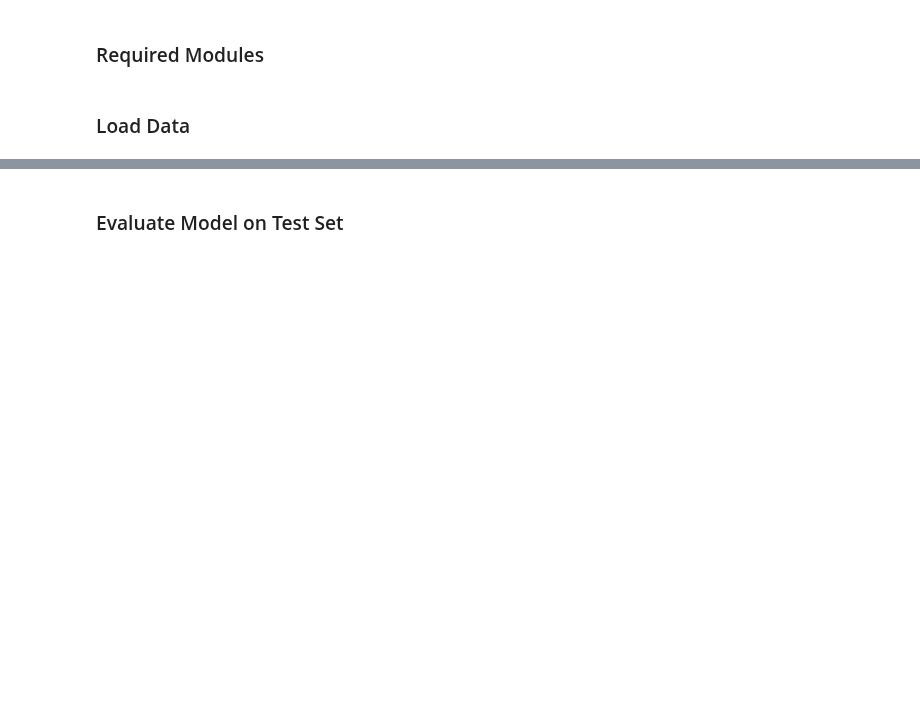
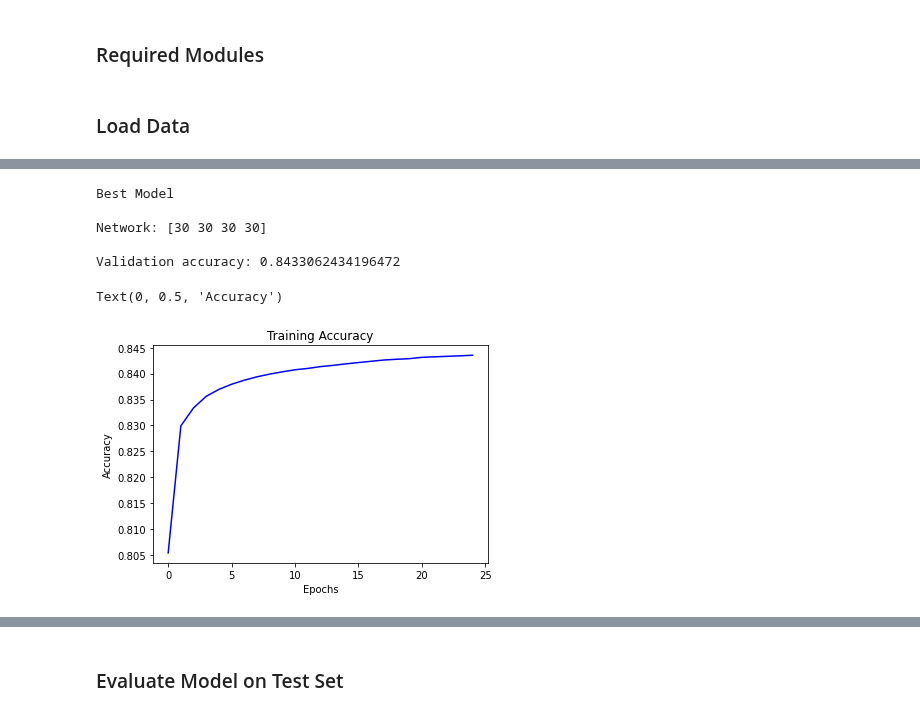
Before and after one commit to zcapjdb/UKAEAGroupProject, a Jupyter notebook: Classifier.ipynb, the cells around one changed output, grey strips where cells are left out. Saved outputs shown, nothing was run; the diff lists cells and outputs as text; code cells hidden in the pictures; blank space fills up the shorter version.

Commit message:
Classifier from grid search

```diff
--- a/Classifier.ipynb
+++ b/Classifier.ipynb
@@ -128,0 +40,6 @@ def build_classifier(n_layers,nodes):
+# %%
+file_path = '/share/rcifdata/jbarr/UKAEAGroupProject/grid_search/'
+trainings = []
+for i in range(336):
+    trial_dict = pickle.load(open(file_path+"trial_"+str(i)+".pkl", 'rb'))
+    trainings.append(trial_dict)
@@ -128,0 +72,50 @@ def build_classifier(n_layers,nodes):
+# %%
+# Find the best architecture
+best_trial = None
+best_val_acc = - sys.float_info.max
+val_accs = []
+n_params = []
+bottle_in = []
+bottle_hid = []
+
+for trial in trainings:
+    val_acc = trial["perfomance"][1]
+
+    val_accs.append(val_acc)
+
+    n_param, bot_in, bot_hid  = model_params(list(trial['nodes']))
+
+    n_params.append(n_param)
+
+    bottle_in.append(bot_in)
+    bottle_hid.append(bot_hid)
+
+
+
+    if val_acc > best_val_acc:
+        best_val_acc = val_acc
+        best_trial = trial
+
+n_params = np.array(n_params)
+bottle_in = np.array(bottle_in)
+bottle_hid= np.array(bottle_hid)
+val_accs = np.array(val_accs)
+# %%
+print("Best Model\n")
+print("Network:",best_trial["nodes"],"\n" )
+print("Validation accuracy:", best_trial['perfomance'][1])
+# %% [output]
+Best Model
+
+Network: [30 30 30 30]
+
+Validation accuracy: 0.8433062434196472
+# %%
+plt.figure()
+plt.plot(best_trial["history"]["acc"],color = 'blue')
+plt.title("Training Accuracy")
+plt.xlabel("Epochs")
+plt.ylabel("Accuracy")
+# %% [output]
+Text(0, 0.5, 'Accuracy')
+[figure, added]
```
Also changed, not shown: parts of 25 cells of this notebook.
